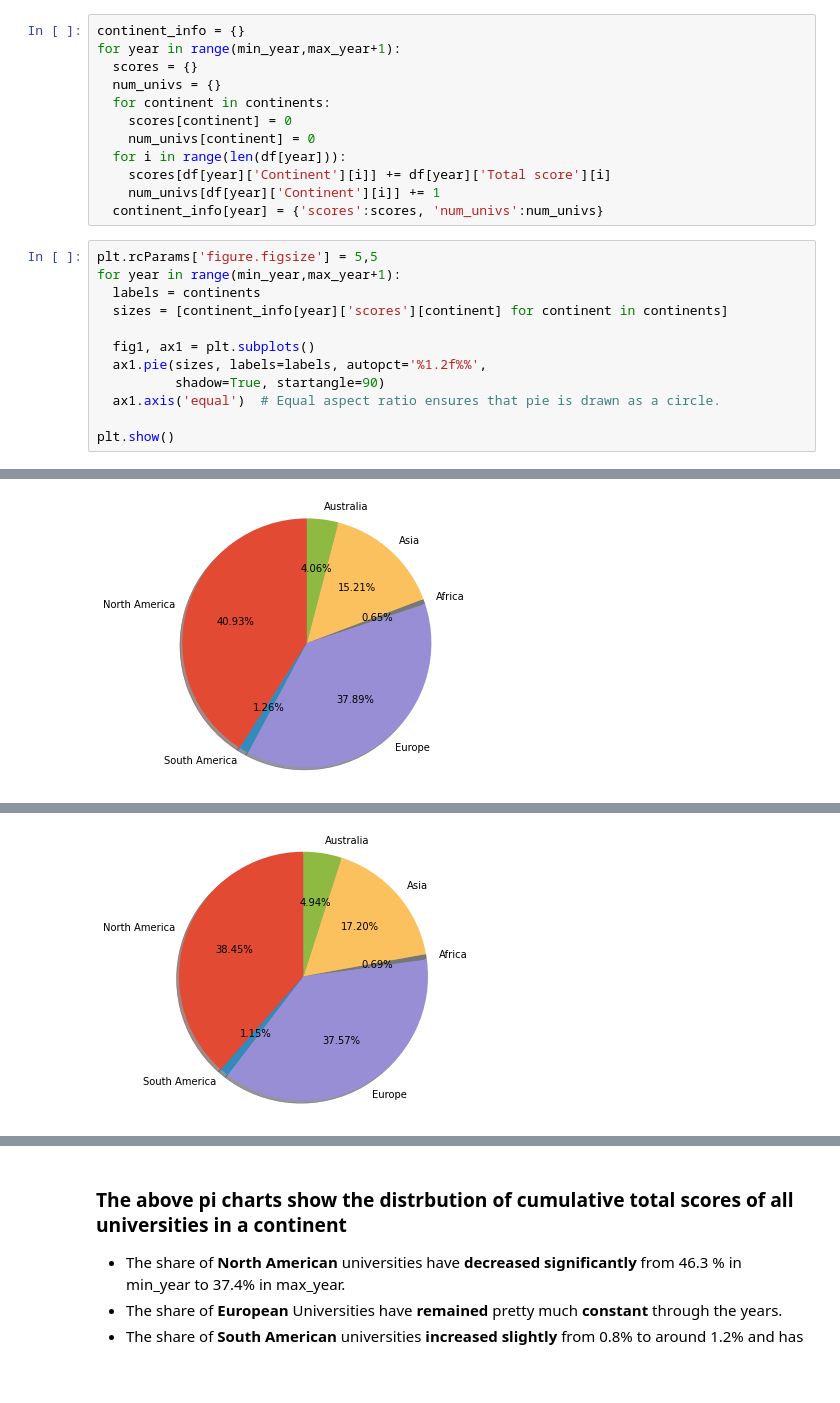
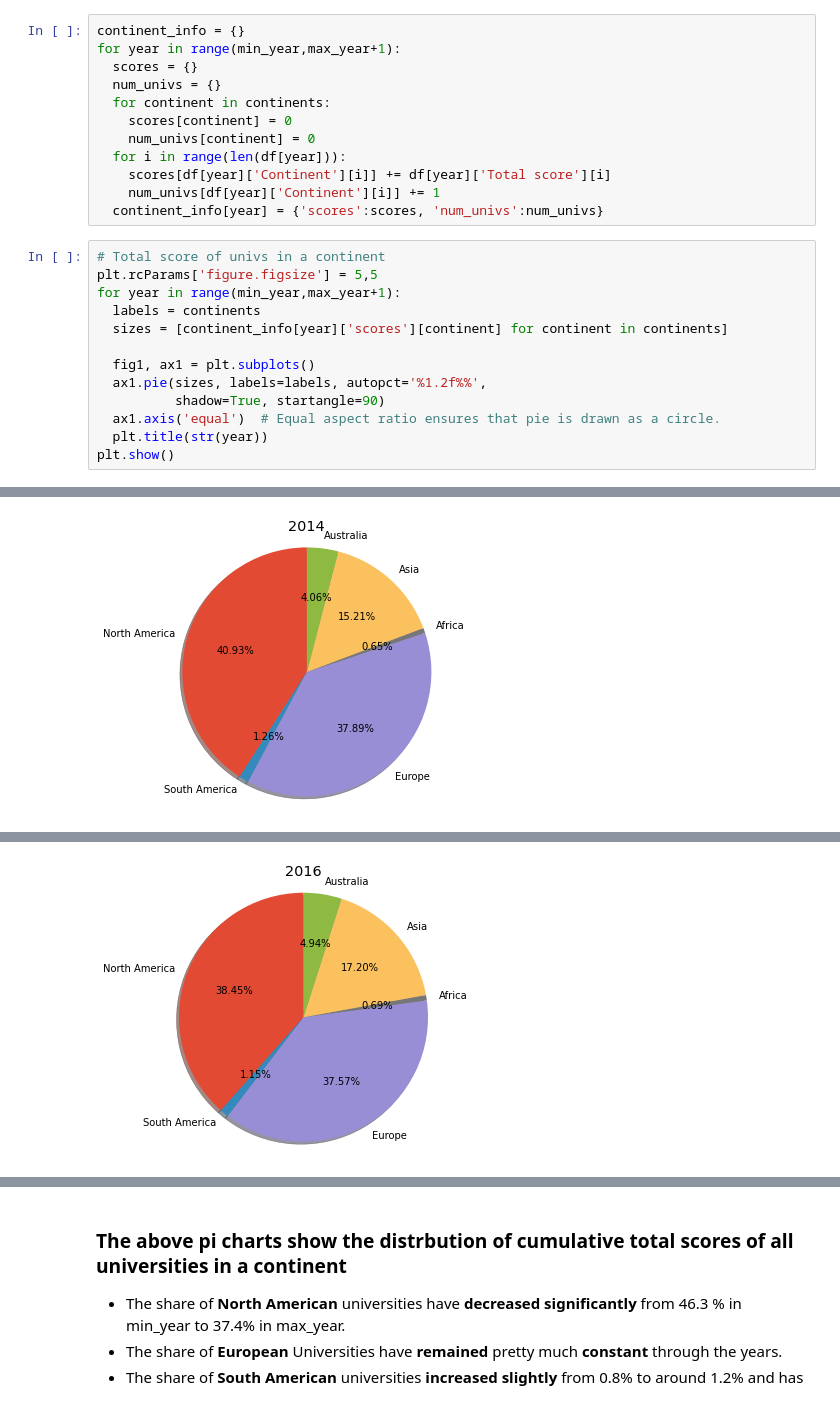
Before and after one commit to kalp121212/DS203_Project, a Jupyter notebook: Shanghai_EDA.ipynb, the cells around one changed output, grey strips where cells are left out. Cells and saved outputs as stored; diff of their text form; blank space fills up the shorter version.

```diff
--- a/Shanghai_EDA.ipynb
+++ b/Shanghai_EDA.ipynb
@@ -392,6 +392,7 @@ for year in range(min_year,max_year+1):
     num_univs[df[year]['Continent'][i]] += 1
   continent_info[year] = {'scores':scores, 'num_univs':num_univs}
 # %%
+# Total score of univs in a continent
 plt.rcParams['figure.figsize'] = 5,5
 for year in range(min_year,max_year+1):
   labels = continents
@@ -401,6 +402,6 @@ for year in range(min_year,max_year+1):
   ax1.pie(sizes, labels=labels, autopct='%1.2f%%',
           shadow=True, startangle=90)
   ax1.axis('equal')  # Equal aspect ratio ensures that pie is drawn as a circle.
-
+  plt.title(str(year))
 plt.show()
 # %% [output]
@@ -416 +417 @@ plt.show()
-[figure, old version]
+[figure, new version]
@@ -418 +419 @@ plt.show()
-[figure, old version]
+[figure, new version]
```
Also changed, not shown: parts of 3 cells of this notebook.
